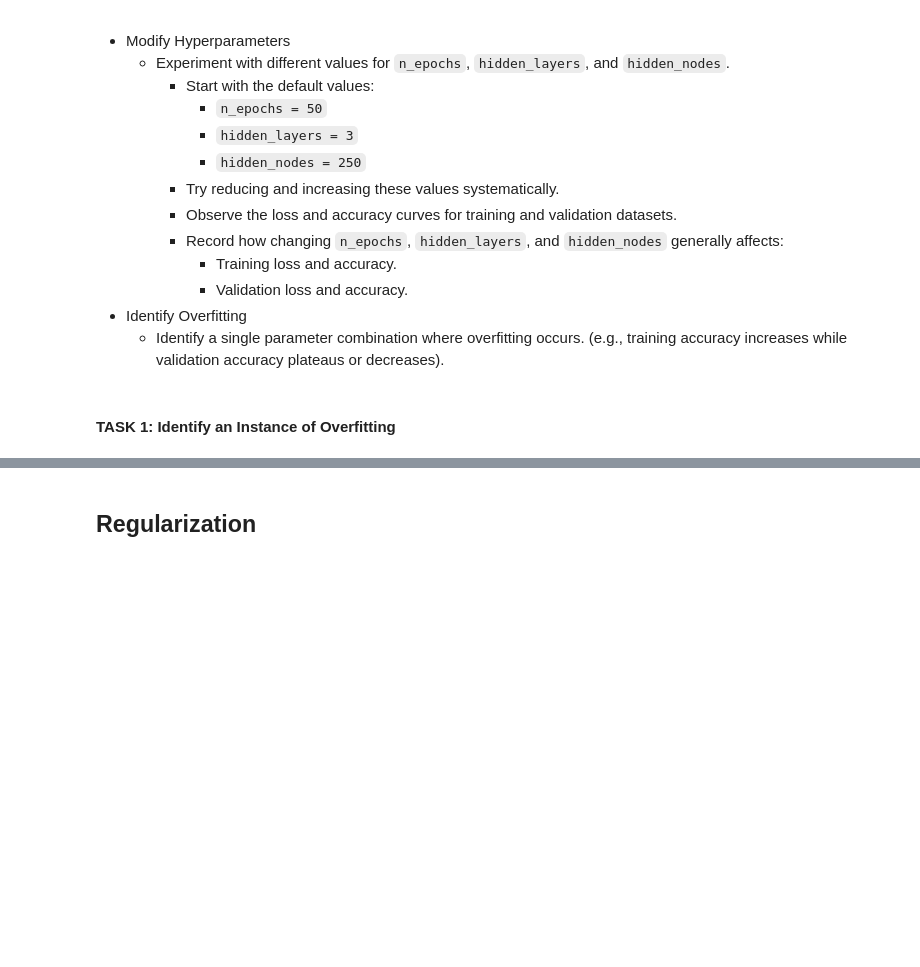
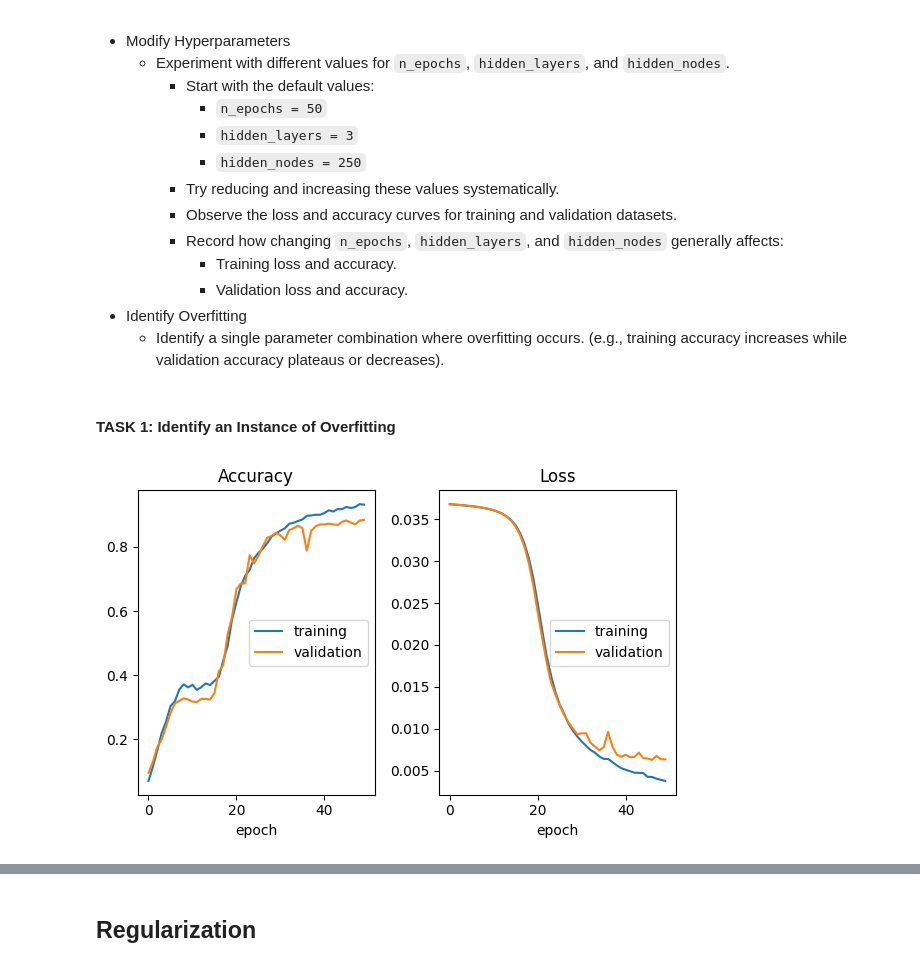
Before and after one commit to bmontoyag/UTEC_MISTI_2026, a Jupyter notebook: 2025mistiperu_modelvalidation_neuralnetworks_exercises.ipynb, the cells around one changed output, grey strips where cells are left out. Cells and saved outputs as stored; diff of their text form; code cells hidden in the pictures; blank space fills up the shorter version.

```diff
--- a/2025mistiperu_modelvalidation_neuralnetworks_exercises.ipynb
+++ b/2025mistiperu_modelvalidation_neuralnetworks_exercises.ipynb
@@ -641,25 +608,27 @@ Tasks:
 # %%
 # TASK 1 EXERCISE
 
 # Adjust the Hyperparameters to Identify an instance of overfitting
 learning_rate = 0.01
-n_epochs = <REPLACE ME AND MY ARROWS>
-fc_network = FullyConnectedNetwork(hidden_layers = <REPLACE ME AND MY ARROWS>, hidden_nodes = <REPLACE ME AND MY ARROWS>)
+n_epochs = 50
+fc_network = FullyConnectedNetwork(hidden_layers = 3, hidden_nodes = 250)
 fc_network.to(device)
 fc_optimizer = optim.SGD(fc_network.parameters(), lr=learning_rate)
 
 plotlosses = PlotLosses(outputs=[MatplotlibPlot(cell_size = (3, 2))])
 
 for epoch in range(n_epochs):
 
   print("Current Epoch: " + str(epoch))
 
   train_loss, train_acc = trainer(fc_network, fc_optimizer, device)
   val_loss, val_acc = tester(fc_network, val_loader, device)
 
   plotlosses.update({'acc': train_acc, 'val_acc': val_acc, 'loss': train_loss, 'val_loss': val_loss})
   plotlosses.draw()  # draw, update logs, etc
 
 # Following your training procedure, remember to assess the performance of your model on your test data
 test_loss, test_acc = tester(fc_network, test_loader, device)
 print("Test loss = {loss}, Test Accuracy = {acc}".format(loss=round(test_loss, 4), acc=round(test_acc, 4)))
+# %% [output]
+[figure, added]
```
Also changed, not shown: parts of 13 cells of this notebook.
